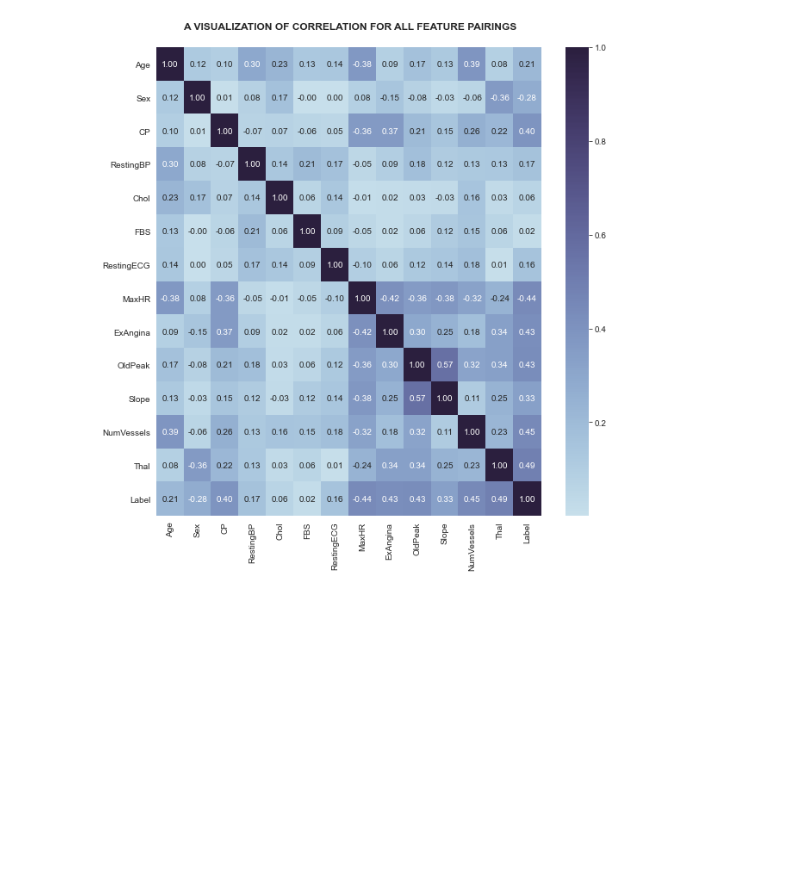
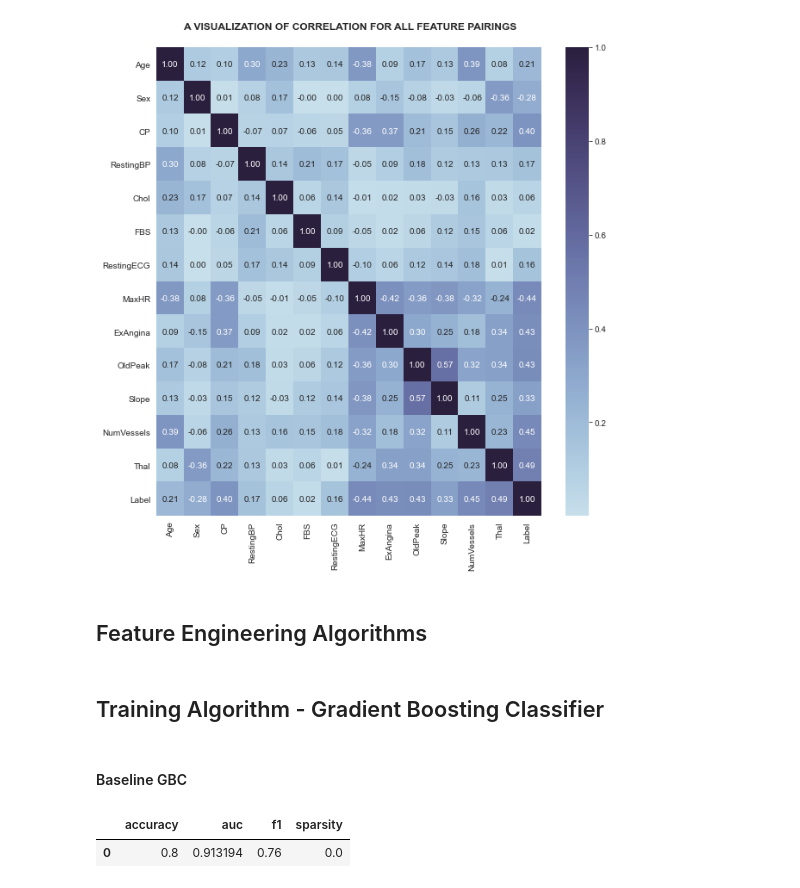
Before and after one commit to habibkhadri1/CapstoneProjectFinal, a Jupyter notebook: PredictingHeartDiseaseTarget.ipynb, the cells around one changed output. Cells and saved outputs as stored; diff of their text form; code cells hidden in the pictures; blank space fills up the shorter version.

Commit message:
added analysis and feature engineering

```diff
--- a/PredictingHeartDiseaseTarget.ipynb
+++ b/PredictingHeartDiseaseTarget.ipynb
@@ -231,3 +315,20 @@ sns.heatmap(absCorr, cmap=colors, annot=df_heatmap.corr(), fmt=".2f")
 plt.show()
 # %% [output]
 [figure]
+# %% [markdown]
+## Feature Engineering Algorithms
+# %%
+# @FUNCTION: handles outliers from df (dataframe) in place
+# [args: df (DataFrame object), method ('rm'-remove, 'mean'-replace with avg, 'med'-replace with median)]
+def handleOutlier(df, method='rm'):
+    for col in df.columns:
+        if df.dtypes[col] != 'object':
+            outliers = [y for stat in boxplot_stats(df[col]) for y in stat['fliers']]
+            for out in outliers:
+                if method == 'rm':
+                    df.drop(df[df[col] == out].index, inplace = True)
+                elif method == 'mean':
+                    df[col].replace(out,np.mean(df[col]), inplace=True)
+                elif method == 'med':
+                    df[col].replace(out,np.median(df[col]), inplace=True)
+    return df
@@ -233,0 +351,25 @@ plt.show()
+# %% [markdown]
+## Training Algorithm - Gradient Boosting Classifier
+# %% [markdown]
+#### Baseline GBC
+# %%
+# remove outliers
+trainGBC = handleOutlier(train.copy())
+
+# split training and testing data further into features + labels
+trainX = trainGBC.drop('Label', axis=1).to_numpy()
+trainY = trainGBC.iloc[:,-1].astype('int').to_numpy()
+
+testX = test.drop('Label', axis=1).to_numpy()
+testY = test.iloc[:,-1].astype('int').to_numpy()
+
+modelGBC = GradientBoostingClassifier(random_state=0)
+modelGBC.fit(trainX, trainY)
+GBCScores = {'accuracy': [], 'auc': [], 'f1': [], 'sparsity': []}
+modelScoring(modelGBC, testX, testY, GBCScores)
+
+GBCScores = pd.DataFrame(GBCScores)
+display(GBCScores)
+# %% [output]
+|  | accuracy | auc | f1 | sparsity |
+| 0 | 0.8 | 0.913194 | 0.76 | 0.0 |
```
Also changed, not shown: parts of 23 cells of this notebook.
